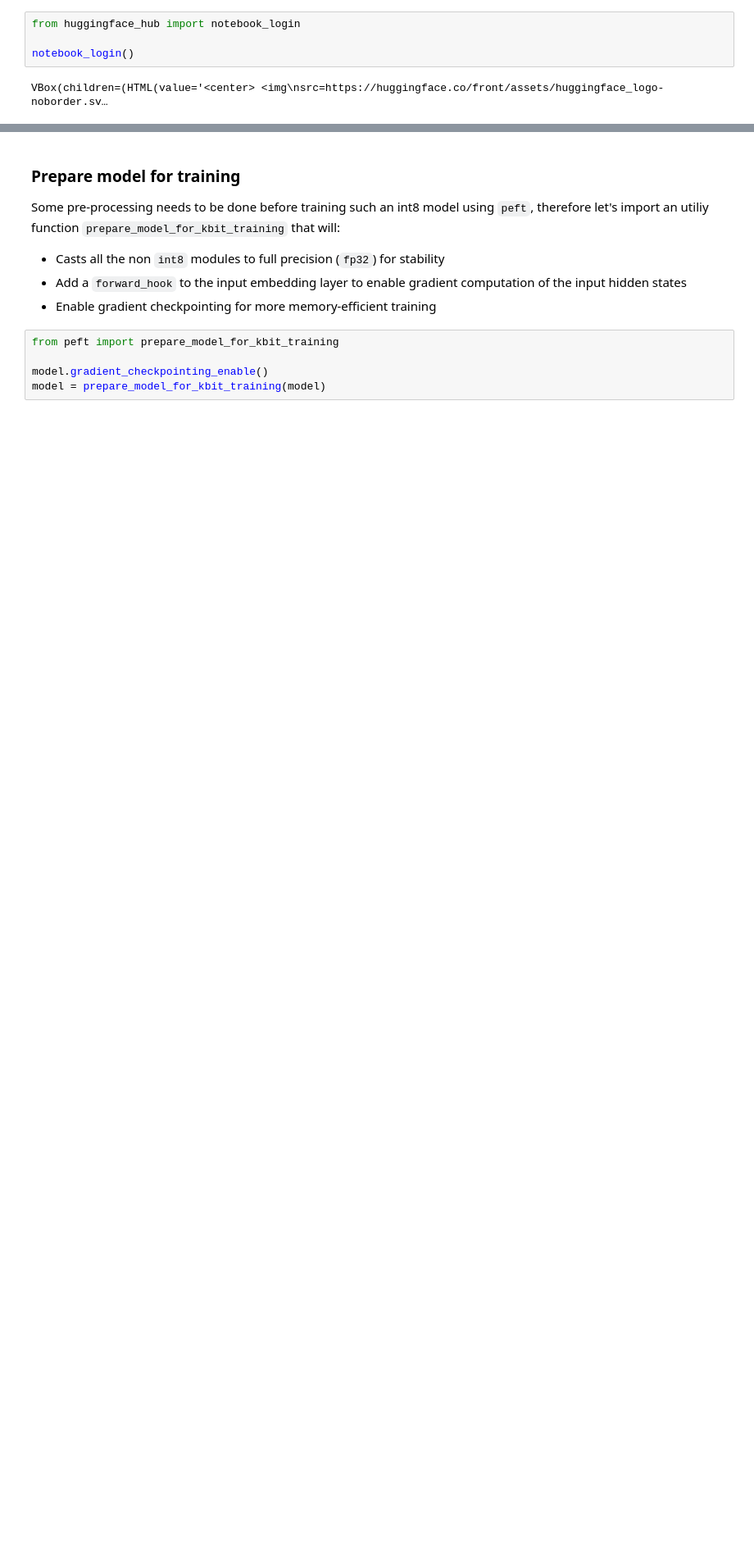
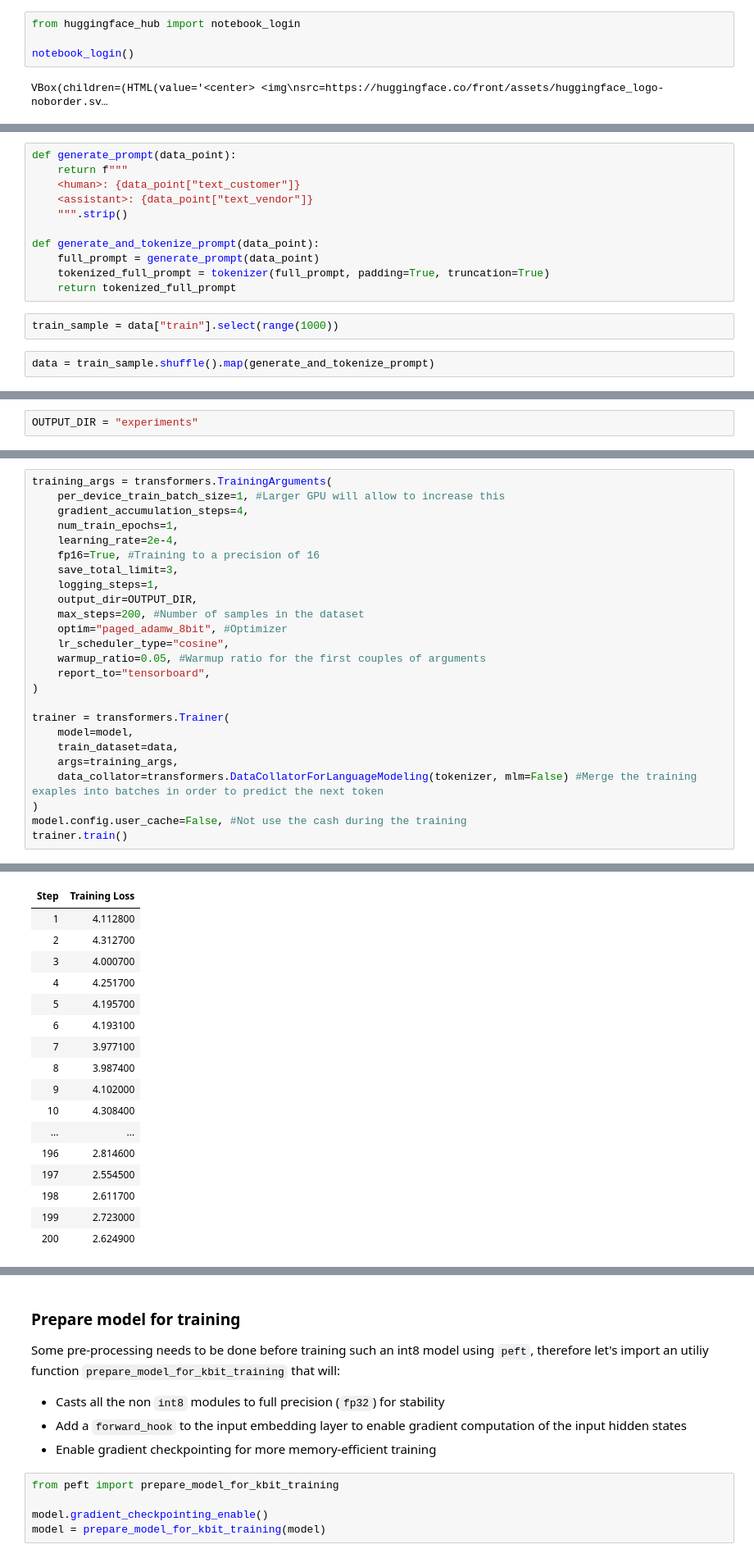
Before and after one commit to atisben/falcon-llm-finetuning, a Jupyter notebook: finetune_falcon7b_oasst1_with_bnb_peft.ipynb, the cells around one changed output, grey strips where cells are left out. Shown at 82% size. Cells and saved outputs as stored; diff of their text form; blank space fills up the shorter version.

```diff
--- a/finetune_falcon7b_oasst1_with_bnb_peft.ipynb
+++ b/finetune_falcon7b_oasst1_with_bnb_peft.ipynb
@@ -124,0 +345,15 @@ tokenizer = AutoTokenizer.from_pretrained(
+# %%
+def generate_prompt(data_point):
+    return f"""
+    <human>: {data_point["text_customer"]}
+    <assistant>: {data_point["text_vendor"]}
+    """.strip()
+
+def generate_and_tokenize_prompt(data_point):
+    full_prompt = generate_prompt(data_point)
+    tokenized_full_prompt = tokenizer(full_prompt, padding=True, truncation=True)
+    return tokenized_full_prompt
+# %%
+train_sample = data["train"].select(range(1000))
+# %%
+data = train_sample.shuffle().map(generate_and_tokenize_prompt)
@@ -124,0 +362,2 @@ tokenizer = AutoTokenizer.from_pretrained(
+# %%
+OUTPUT_DIR = "experiments"
@@ -124,0 +369,26 @@ tokenizer = AutoTokenizer.from_pretrained(
+# %%
+training_args = transformers.TrainingArguments(
+    per_device_train_batch_size=1, #Larger GPU will allow to increase this
+    gradient_accumulation_steps=4,
+    num_train_epochs=1,
+    learning_rate=2e-4,
+    fp16=True, #Training to a precision of 16
+    save_total_limit=3,
+    logging_steps=1,
+    output_dir=OUTPUT_DIR,
+    max_steps=200, #Number of samples in the dataset
+    optim="paged_adamw_8bit", #Optimizer
+    lr_scheduler_type="cosine",
+    warmup_ratio=0.05, #Warmup ratio for the first couples of arguments
+    report_to="tensorboard",
+)
+
+trainer = transformers.Trainer(
+    model=model,
+    train_dataset=data,
+    args=training_args,
+    data_collator=transformers.DataCollatorForLanguageModeling(tokenizer, mlm=False) #Merge the training exaples into batches in order to predict the next token
+)
+model.config.user_cache=False, #Not use the cash during the training
+trainer.train()
+# %% [output]
@@ -124,0 +401,17 @@ tokenizer = AutoTokenizer.from_pretrained(
+| Step | Training Loss |
+| 1 | 4.112800 |
+| 2 | 4.312700 |
+| 3 | 4.000700 |
+| 4 | 4.251700 |
+| 5 | 4.195700 |
+| 6 | 4.193100 |
+| 7 | 3.977100 |
+| 8 | 3.987400 |
+| 9 | 4.102000 |
+| 10 | 4.308400 |
+| ... | ... |
+| 196 | 2.814600 |
+| 197 | 2.554500 |
+| 198 | 2.611700 |
+| 199 | 2.723000 |
+| 200 | 2.624900 |
```
Also changed, not shown: parts of 59 cells of this notebook, 6 other files.
